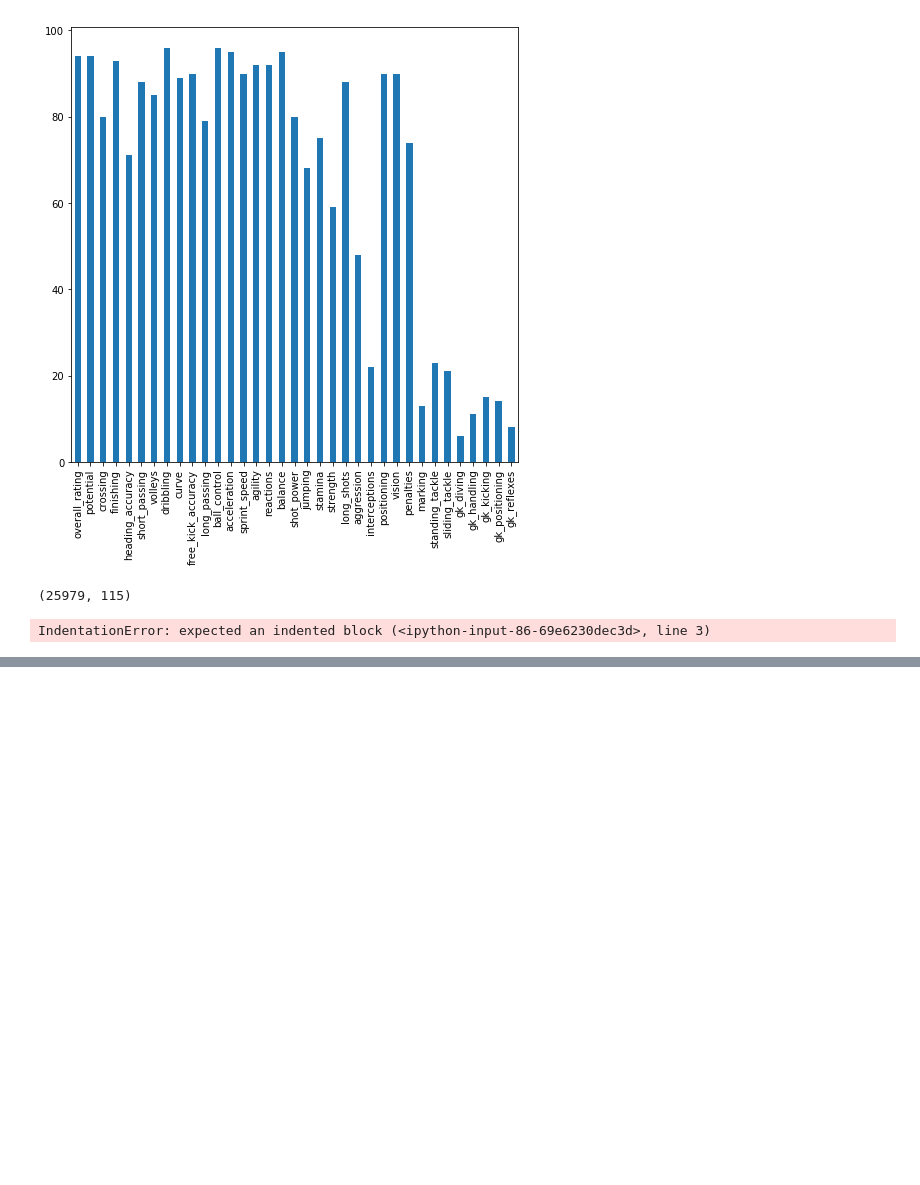
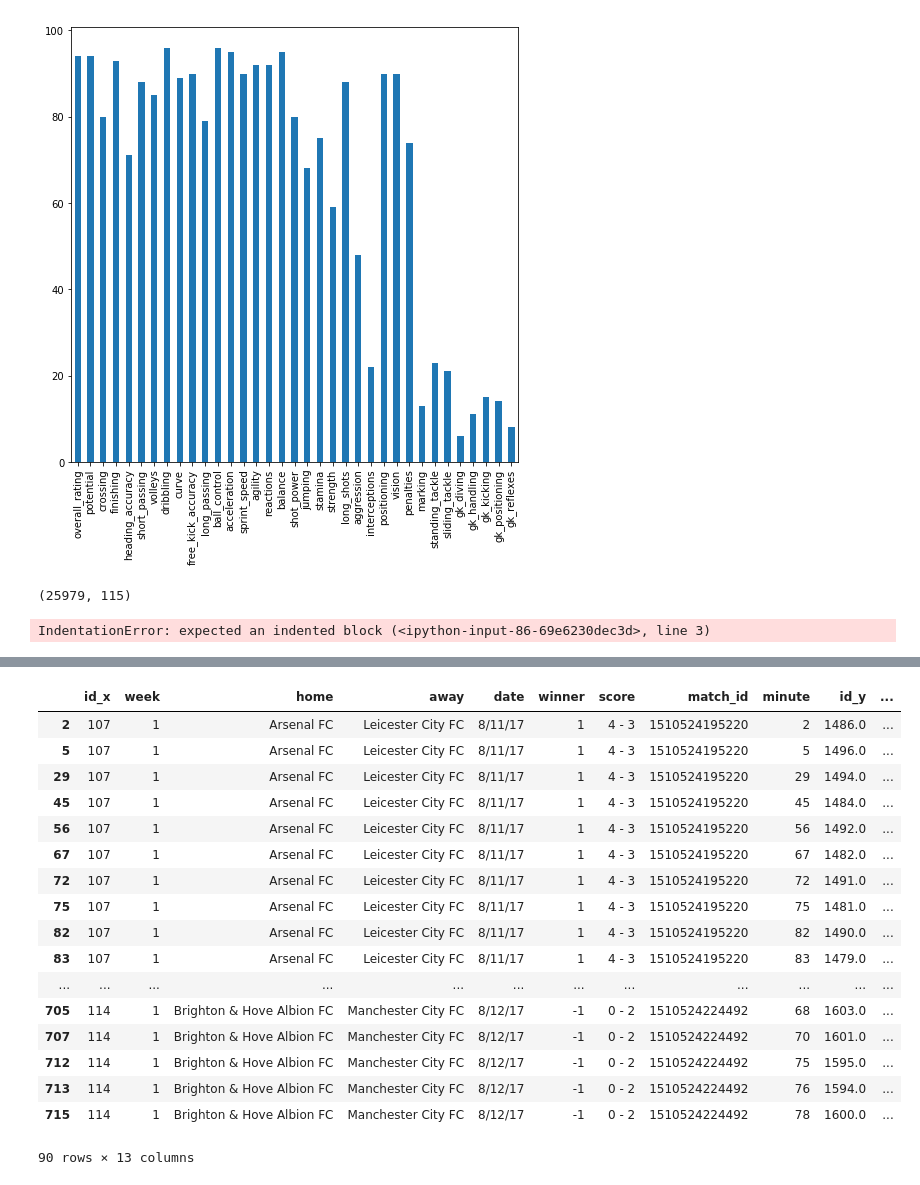
Before and after one commit to jay-z007/CSE519-2017-111463646, a Jupyter notebook: Project/exploration.ipynb, the cells around one changed output, grey strips where cells are left out. Saved outputs shown, nothing was run; the diff lists cells and outputs as text; code cells hidden in the pictures; blank space fills up the shorter version.

```diff
--- a/Project/exploration.ipynb
+++ b/Project/exploration.ipynb
@@ -104,0 +133,10 @@ VC Bet
+# %%
+event_data.dropna(inplace=True,axis=0, how= 'any')
+event_data.minute = event_data.minute.astype("str")
+for i,row in event_data.iterrows():
+    if "+" in event_data.loc[i,('minute')]:
+        event_data.loc[i,('minute')] = event_data.loc[i,('minute')][:2]
+    else:
+        event_data.loc[i,('minute')] = event_data.loc[i,('minute')][:-1]
+
+event_data.minute = event_data.minute.astype("int")
@@ -104,0 +146,4 @@ VC Bet
+# %%
+# event_data.drop_duplicates(subset=["match_id", "minute"], keep='first', inplace=True)
+event_data.sort_values(["match_id",'minute'],inplace=True)
+event_data.head(10)
@@ -104,0 +187,21 @@ VC Bet
+# %%
+minute_data.head(90)
+# %% [output]
+|  | id_x | week | home | away | date | winner | score | match_id | minute | id_y | ... |
+| 2 | 107 | 1 | Arsenal FC | Leicester City FC | 8/11/17 | 1 | 4 - 3 | 1510524195220 | 2 | 1486.0 | ... |
+| 5 | 107 | 1 | Arsenal FC | Leicester City FC | 8/11/17 | 1 | 4 - 3 | 1510524195220 | 5 | 1496.0 | ... |
+| 29 | 107 | 1 | Arsenal FC | Leicester City FC | 8/11/17 | 1 | 4 - 3 | 1510524195220 | 29 | 1494.0 | ... |
+| 45 | 107 | 1 | Arsenal FC | Leicester City FC | 8/11/17 | 1 | 4 - 3 | 1510524195220 | 45 | 1484.0 | ... |
+| 56 | 107 | 1 | Arsenal FC | Leicester City FC | 8/11/17 | 1 | 4 - 3 | 1510524195220 | 56 | 1492.0 | ... |
+| 67 | 107 | 1 | Arsenal FC | Leicester City FC | 8/11/17 | 1 | 4 - 3 | 1510524195220 | 67 | 1482.0 | ... |
+| 72 | 107 | 1 | Arsenal FC | Leicester City FC | 8/11/17 | 1 | 4 - 3 | 1510524195220 | 72 | 1491.0 | ... |
+| 75 | 107 | 1 | Arsenal FC | Leicester City FC | 8/11/17 | 1 | 4 - 3 | 1510524195220 | 75 | 1481.0 | ... |
+| 82 | 107 | 1 | Arsenal FC | Leicester City FC | 8/11/17 | 1 | 4 - 3 | 1510524195220 | 82 | 1490.0 | ... |
+| 83 | 107 | 1 | Arsenal FC | Leicester City FC | 8/11/17 | 1 | 4 - 3 | 1510524195220 | 83 | 1479.0 | ... |
+| ... | ... | ... | ... | ... | ... | ... | ... | ... | ... | ... | ... |
+| 705 | 114 | 1 | Brighton & Hove Albion FC | Manchester City FC | 8/12/17 | -1 | 0 - 2 | 1510524224492 | 68 | 1603.0 | ... |
+| 707 | 114 | 1 | Brighton & Hove Albion FC | Manchester City FC | 8/12/17 | -1 | 0 - 2 | 1510524224492 | 70 | 1601.0 | ... |
+| 712 | 114 | 1 | Brighton & Hove Albion FC | Manchester City FC | 8/12/17 | -1 | 0 - 2 | 1510524224492 | 75 | 1595.0 | ... |
+| 713 | 114 | 1 | Brighton & Hove Albion FC | Manchester City FC | 8/12/17 | -1 | 0 - 2 | 1510524224492 | 76 | 1594.0 | ... |
+| 715 | 114 | 1 | Brighton & Hove Albion FC | Manchester City FC | 8/12/17 | -1 | 0 - 2 | 1510524224492 | 78 | 1600.0 | ... |
+90 rows × 13 columns
```
Also changed, not shown: parts of 22 cells of this notebook, 2 other files.
